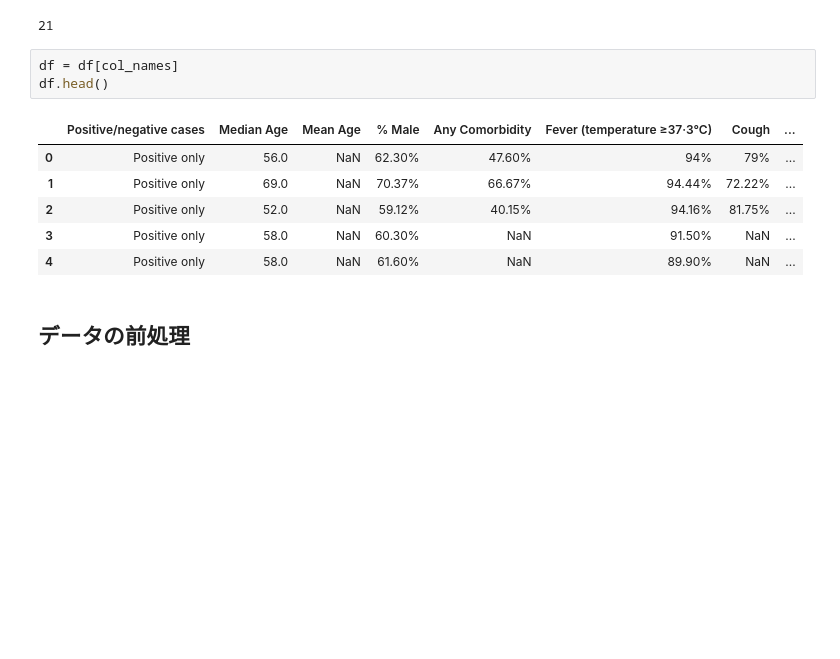
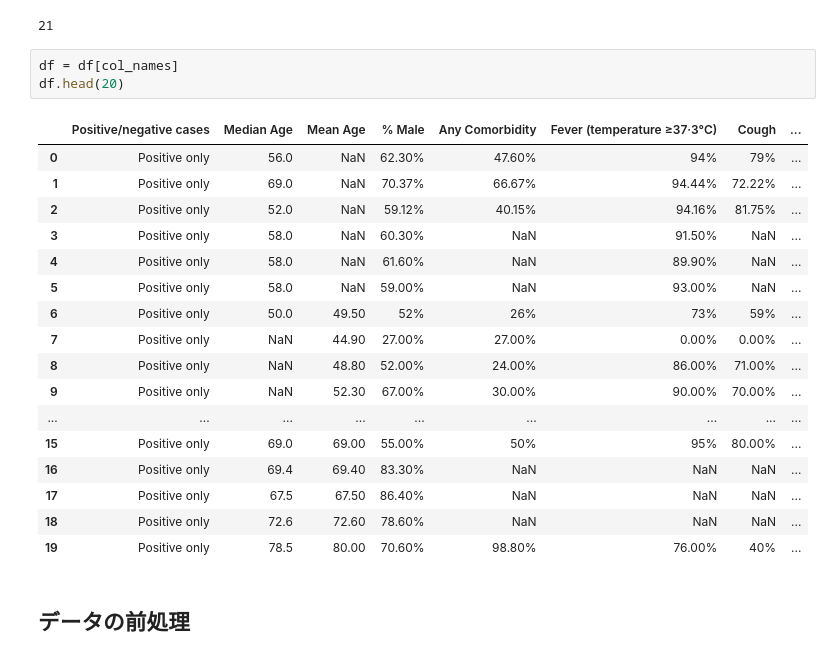
Before and after one commit to Natsuki0928/senior_project, a Jupyter notebook: stats_analysis_covid19.ipynb, the cells around one changed output. Cells and saved outputs as stored; diff of their text form; blank space fills up the shorter version.

```diff
--- a/stats_analysis_covid19.ipynb
+++ b/stats_analysis_covid19.ipynb
@@ -141,14 +141,25 @@ len(col_names)
 21
 # %%
 df = df[col_names]
-df.head()
+df.head(20)
 # %% [output]
 |  | Positive/negative cases | Median Age | Mean Age | % Male | Any Comorbidity | Fever (temperature ≥37·3°C) | Cough | ... |
 | 0 | Positive only | 56.0 | NaN | 62.30% | 47.60% | 94% | 79% | ... |
 | 1 | Positive only | 69.0 | NaN | 70.37% | 66.67% | 94.44% | 72.22% | ... |
 | 2 | Positive only | 52.0 | NaN | 59.12% | 40.15% | 94.16% | 81.75% | ... |
 | 3 | Positive only | 58.0 | NaN | 60.30% | NaN | 91.50% | NaN | ... |
 | 4 | Positive only | 58.0 | NaN | 61.60% | NaN | 89.90% | NaN | ... |
+| 5 | Positive only | 58.0 | NaN | 59.00% | NaN | 93.00% | NaN | ... |
+| 6 | Positive only | 50.0 | 49.50 | 52% | 26% | 73% | 59% | ... |
+| 7 | Positive only | NaN | 44.90 | 27.00% | 27.00% | 0.00% | 0.00% | ... |
+| 8 | Positive only | NaN | 48.80 | 52.00% | 24.00% | 86.00% | 71.00% | ... |
+| 9 | Positive only | NaN | 52.30 | 67.00% | 30.00% | 90.00% | 70.00% | ... |
+| ... | ... | ... | ... | ... | ... | ... | ... | ... |
+| 15 | Positive only | 69.0 | 69.00 | 55.00% | 50% | 95% | 80.00% | ... |
+| 16 | Positive only | 69.4 | 69.40 | 83.30% | NaN | NaN | NaN | ... |
+| 17 | Positive only | 67.5 | 67.50 | 86.40% | NaN | NaN | NaN | ... |
+| 18 | Positive only | 72.6 | 72.60 | 78.60% | NaN | NaN | NaN | ... |
+| 19 | Positive only | 78.5 | 80.00 | 70.60% | 98.80% | 76.00% | 40% | ... |
 # %% [markdown]
 ## データの前処理
 # %%
```
Also changed, not shown: parts of 2 cells of this notebook, 5 other files.
